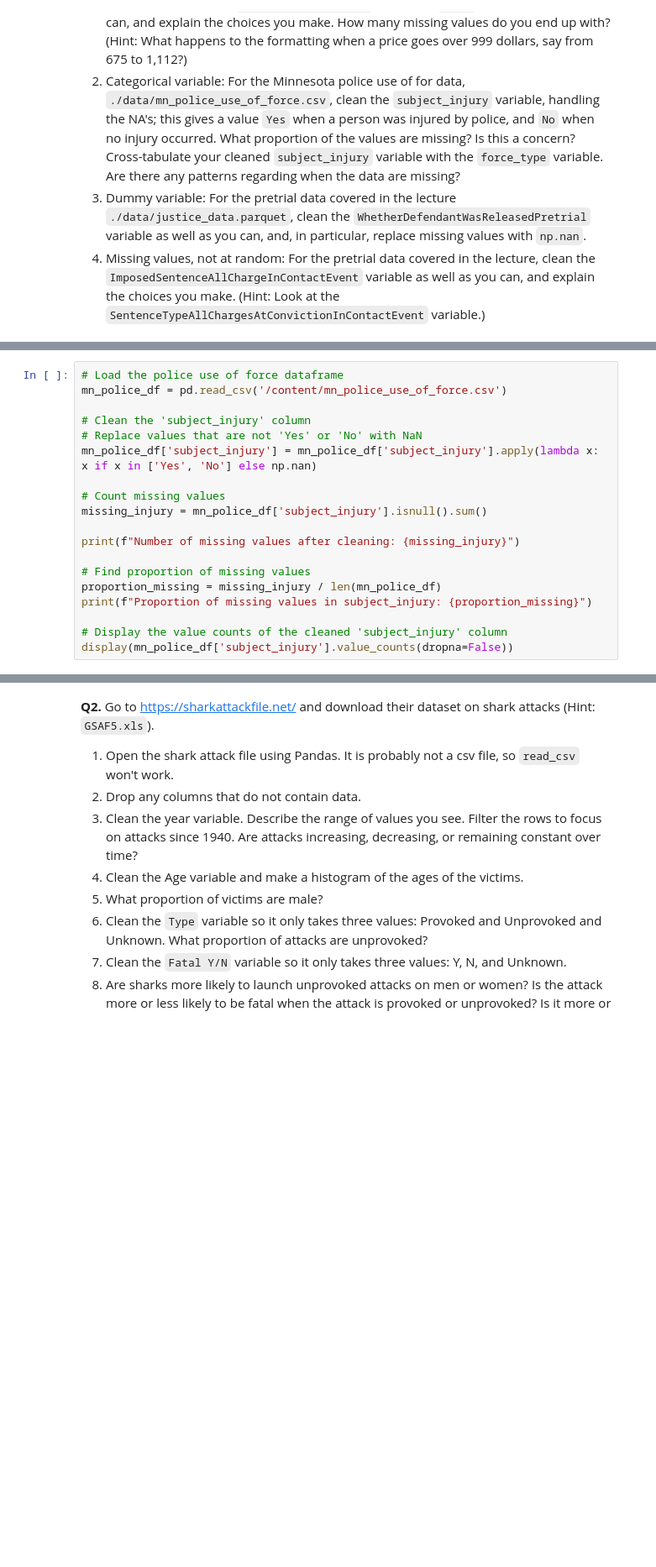
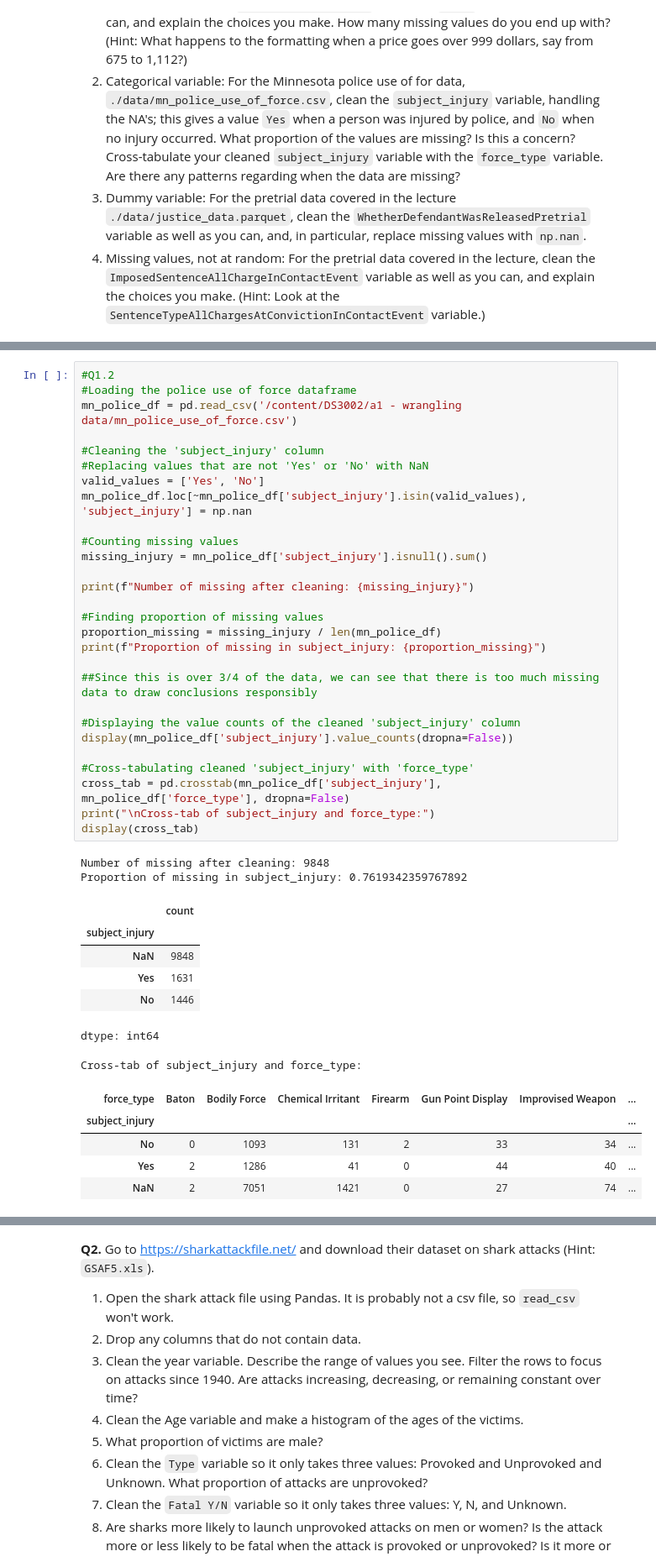
Before and after one commit to henry5250/wrangling_assignment, a Jupyter notebook: assignment.ipynb, the cells around one changed output, grey strips where cells are left out. Shown: that part at 84% size. Cells and saved outputs as stored; diff of their text form; blank space fills up the shorter version.

```diff
--- a/assignment.ipynb
+++ b/assignment.ipynb
@@ -35,20 +42,44 @@ FileNotFoundError: [Errno 2] No such file or directory: '/content/airbnb_hw.csv'
 # %%
-# Load the police use of force dataframe
-mn_police_df = pd.read_csv('/content/mn_police_use_of_force.csv')
+#Q1.2
+#Loading the police use of force dataframe
+mn_police_df = pd.read_csv('/content/DS3002/a1 - wrangling data/mn_police_use_of_force.csv')
 
-# Clean the 'subject_injury' column
-# Replace values that are not 'Yes' or 'No' with NaN
-mn_police_df['subject_injury'] = mn_police_df['subject_injury'].apply(lambda x: x if x in ['Yes', 'No'] else np.nan)
+#Cleaning the 'subject_injury' column
+#Replacing values that are not 'Yes' or 'No' with NaN
+valid_values = ['Yes', 'No']
+mn_police_df.loc[~mn_police_df['subject_injury'].isin(valid_values), 'subject_injury'] = np.nan
 
-# Count missing values
+#Counting missing values
 missing_injury = mn_police_df['subject_injury'].isnull().sum()
 
-print(f"Number of missing values after cleaning: {missing_injury}")
+print(f"Number of missing after cleaning: {missing_injury}")
 
-# Find proportion of missing values
+#Finding proportion of missing values
 proportion_missing = missing_injury / len(mn_police_df)
-print(f"Proportion of missing values in subject_injury: {proportion_missing}")
+print(f"Proportion of missing in subject_injury: {proportion_missing}")
 
-# Display the value counts of the cleaned 'subject_injury' column
+##Since this is over 3/4 of the data, we can see that there is too much missing data to draw conclusions responsibly
+
+#Displaying the value counts of the cleaned 'subject_injury' column
 display(mn_police_df['subject_injury'].value_counts(dropna=False))
+
+#Cross-tabulating cleaned 'subject_injury' with 'force_type'
+cross_tab = pd.crosstab(mn_police_df['subject_injury'], mn_police_df['force_type'], dropna=False)
+print("\nCross-tab of subject_injury and force_type:")
+display(cross_tab)
+# %% [output]
+Number of missing after cleaning: 9848
+Proportion of missing in subject_injury: 0.7619342359767892
+|  | count |
+| subject_injury |  |
+| NaN | 9848 |
+| Yes | 1631 |
+| No | 1446 |
+dtype: int64
+Cross-tab of subject_injury and force_type:
+| force_type | Baton | Bodily Force | Chemical Irritant | Firearm | Gun Point Display | Improvised Weapon | ... |
+| subject_injury |  |  |  |  |  |  | ... |
+| No | 0 | 1093 | 131 | 2 | 33 | 34 | ... |
+| Yes | 2 | 1286 | 41 | 0 | 44 | 40 | ... |
+| NaN | 2 | 7051 | 1421 | 0 | 27 | 74 | ... |
 # %%
```
Also changed, not shown: parts of 11 cells of this notebook.
